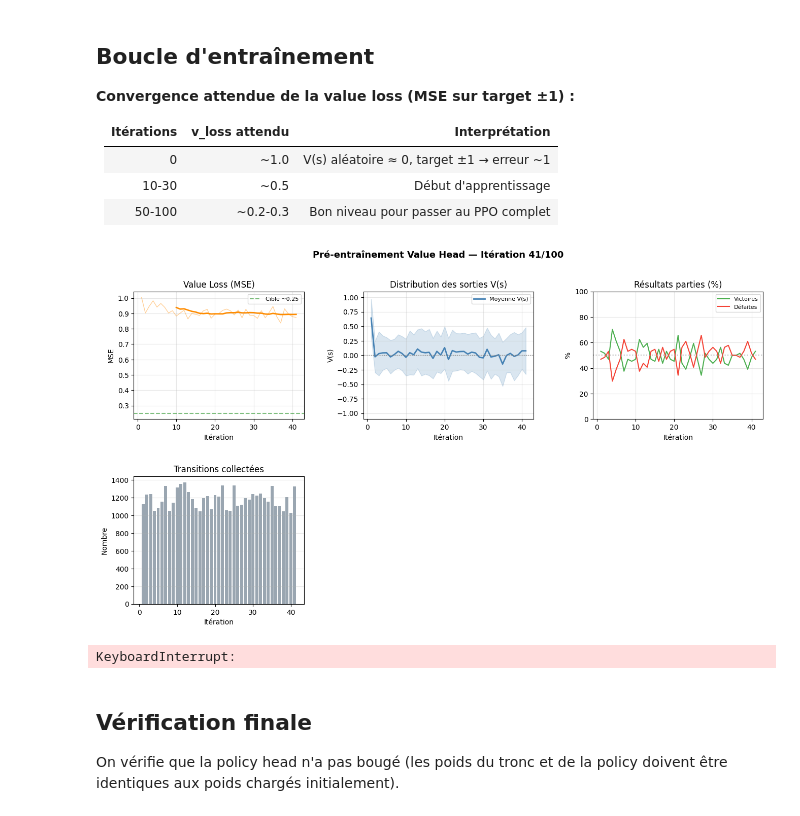
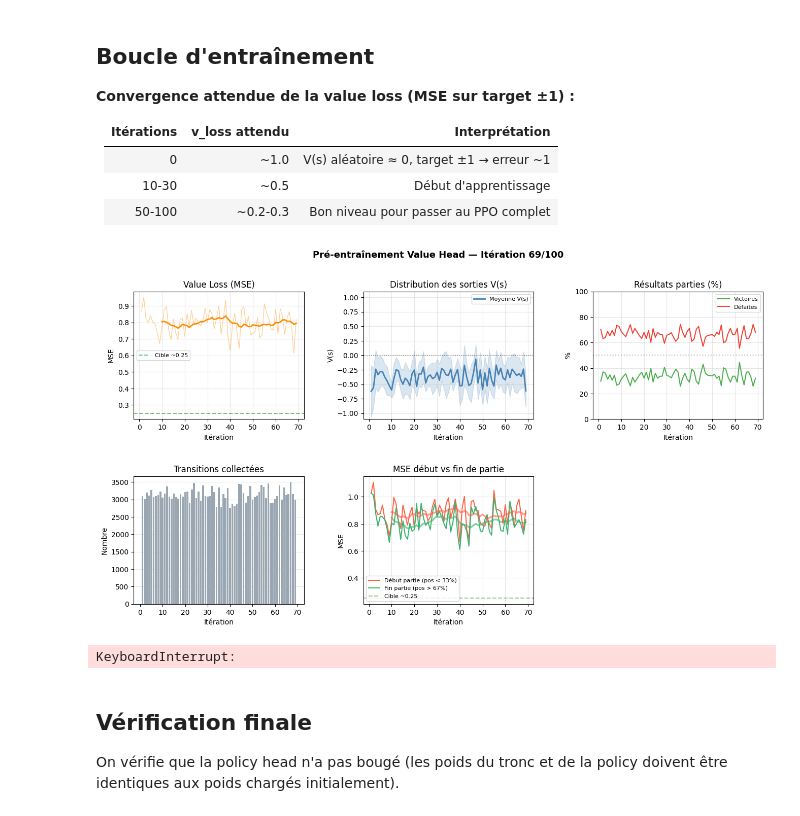
Before and after one commit to gerard-loic/onimind, a Jupyter notebook: notebooks-modele-kamae/C.KAMAE.pre-entrainement-de-la-tete-valeur.ipynb, the cells around one changed output. Cells and saved outputs as stored; diff of their text form; code cells hidden in the pictures.

```diff
--- a/notebooks-modele-kamae/C.KAMAE.pre-entrainement-de-la-tete-valeur.ipynb
+++ b/notebooks-modele-kamae/C.KAMAE.pre-entrainement-de-la-tete-valeur.ipynb
@@ -39,15 +39,14 @@ To enable the following instructions: AVX2 AVX_VNNI AVX_VNNI_INT8 AVX_NE_CONVERT
 # %% [markdown]
 ## Configuration
 # %%
-PRETRAINED_WEIGHTS = '../saved-models/Kamae1.weights.h5'
-SAVE_PATH         = '../saved-models/kamae-value-head-pretrain'
+PRETRAINED_WEIGHTS = '../saved-models/Kamae2.weights.h5'
+SAVE_PATH         = '../saved-models/kamae2-value-head-pretrain'
 
 N_ITERATIONS  = 100   # Nombre d'itérations collect + update
-N_GAMES       = 64    # Parties par itération
+N_GAMES       = 128    # Parties par itération
 N_EPOCHS      = 4     # Passes sur les données collectées
 MINIBATCH_SIZE = 64
-LEARNING_RATE = 1e-3  # Plus élevé car on entraîne une tête froide
-
+LEARNING_RATE = 3e-4
 # lam=1.0 + gamma=1.0 : returns = outcome final pur (±1), sans bootstrap sur V(s)
 GAMMA = 1.0
 LAM   = 1.0
@@ -172,6 +226,8 @@ history = {
     'transitions': [],
     'value_mean': [],
     'value_std': [],
+    'mse_early': [],
+    'mse_late': [],
 }
 
 def plot(iteration):
@@ -240,6 +296,22 @@ def plot(iteration):
     ax4.set_ylabel('Nombre')
     ax4.grid(True, alpha=0.3, axis='y')
 
+    # MSE début vs fin de trajectoire
+    ax5 = fig.add_subplot(gs[1, 1])
+    ax5.plot(iters, history['mse_early'], color='tomato',    linewidth=1.5, label='Début partie (pos < 33%)')
+    ax5.plot(iters, history['mse_late'],  color='mediumseagreen', linewidth=1.5, label='Fin partie (pos > 67%)')
+    xi_e, ys_e = moving_avg(history['mse_early'])
+    xi_l, ys_l = moving_avg(history['mse_late'])
+    if xi_e:
+        ax5.plot(xi_e, ys_e, color='tomato',         linewidth=2.5, alpha=0.6)
+        ax5.plot(xi_l, ys_l, color='mediumseagreen', linewidth=2.5, alpha=0.6)
+    ax5.axhline(0.25, color='green', linestyle='--', alpha=0.4, label='Cible ~0.25')
+    ax5.set_title('MSE début vs fin de partie')
+    ax5.set_xlabel('Itération')
+    ax5.set_ylabel('MSE')
+    ax5.legend(fontsize=8)
+    ax5.grid(True, alpha=0.3)
+
     plt.show()
 
 
@@ -249,37 +321,43 @@ for i in range(N_ITERATIONS):
 
     # 2. Stats sur les sorties V(s) du batch
     states_sample = tf.constant(data['states'][:256])
     _, v_sample = p1.model(states_sample, training=False)
     v_sample = v_sample.numpy().flatten()
 
-    # 3. Mise à jour value head
+    # 3. MSE début vs fin de trajectoire (avant update)
+    mse_early, mse_late = compute_mse_by_position(p1, data)
+
+    # 4. Mise à jour value head
     v_loss = update_value_head(p1, data, N_EPOCHS, MINIBATCH_SIZE, optimizer)
 
-    # 4. Historique
+    # 5. Historique
     history['value_loss'].append(v_loss)
     history['wins'].append(wins)
     history['losses'].append(losses)
     history['transitions'].append(len(data['states']))
     history['value_mean'].append(float(np.mean(v_sample)))
     history['value_std'].append(float(np.std(v_sample)))
+    history['mse_early'].append(mse_early)
+    history['mse_late'].append(mse_late)
 
     print(f"[{i+1:4d}/{N_ITERATIONS}] "
           f"transitions={len(data['states'])} | "
           f"W/L={wins}/{losses} | "
           f"v_loss={v_loss:.4f} | "
-          f"V(s) moy={np.mean(v_sample):.3f} ± {np.std(v_sample):.3f}")
+          f"V(s) moy={np.mean(v_sample):.3f} ± {np.std(v_sample):.3f} | "
+          f"MSE early={mse_early:.4f} late={mse_late:.4f}")
 
     if (i + 1) % PLOT_EVERY == 0:
         plot(i + 1)
 
     if SAVE_PATH and (i + 1) % SAVE_EVERY == 0:
         path = f"{SAVE_PATH}_iter{i+1}.weights.h5"
         p1.save_weights(path)
         print(f"  → Sauvegardé : {path}")
 
 print("\nPré-entraînement value head terminé !")
 # %% [output]
-[figure, old version]
+[figure, new version]
 KeyboardInterrupt:
 # %% [markdown]
 ## Vérification finale
```
Also changed, not shown: parts of 4 cells of this notebook, 30 other files.
